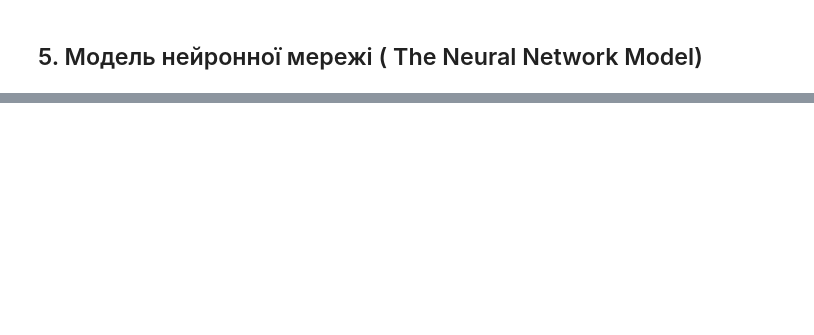
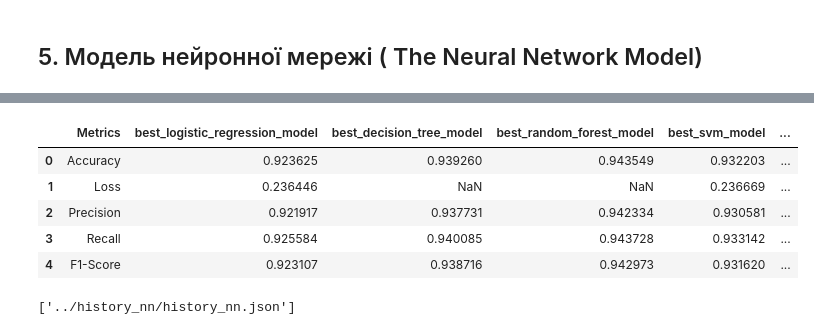
Before and after one commit to MaksimDar/telecom-churn-prediction, a Jupyter notebook: notebooks/02_model_training.ipynb, the cells around one changed output, grey strips where cells are left out. Cells and saved outputs as stored; diff of their text form; code cells hidden in the pictures; blank space fills up the shorter version.

```diff
--- a/notebooks/02_model_training.ipynb
+++ b/notebooks/02_model_training.ipynb
@@ -894,0 +967,25 @@ plt.legend()
+# %%
+macro_precision_nn = class_report_nn['macro avg']['precision']
+macro_recall_nn = class_report_nn['macro avg']['recall']
+macro_f1_nn = class_report_nn['macro avg']['f1-score']
+
+final_comparison_macro_df['best_nn_model'] = [test_accuracy,test_loss,macro_precision_nn,macro_recall_nn,
+                                                                             macro_f1_nn]
+final_comparison_macro_df
+# %% [output]
+|  | Metrics | best_logistic_regression_model | best_decision_tree_model | best_random_forest_model | best_svm_model | ... |
+| 0 | Accuracy | 0.923625 | 0.939260 | 0.943549 | 0.932203 | ... |
+| 1 | Loss | 0.236446 | NaN | NaN | 0.236669 | ... |
+| 2 | Precision | 0.921917 | 0.937731 | 0.942334 | 0.930581 | ... |
+| 3 | Recall | 0.925584 | 0.940085 | 0.943728 | 0.933142 | ... |
+| 4 | F1-Score | 0.923107 | 0.938716 | 0.942973 | 0.931620 | ... |
+# %%
+history_location = '../history_nn'
+
+os.makedirs(history_location, exist_ok=True)
+
+model_path_history_nn = os.path.join(history_location, 'history_nn.json')
+
+joblib.dump(history.history,model_path_history_nn)
+# %% [output]
+['../history_nn/history_nn.json']
```
Also changed, not shown: parts of 23 cells of this notebook, 7 other files.
